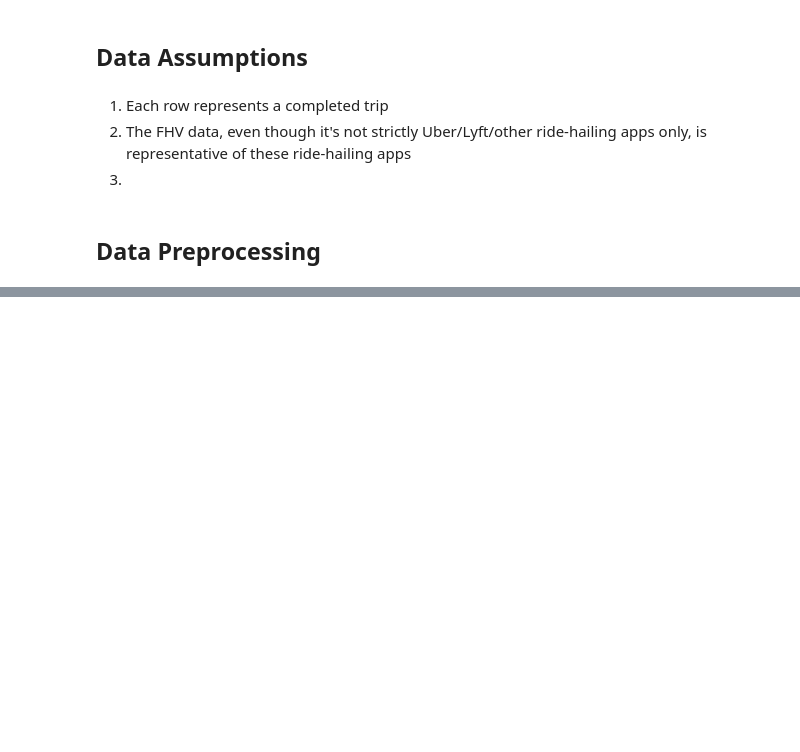
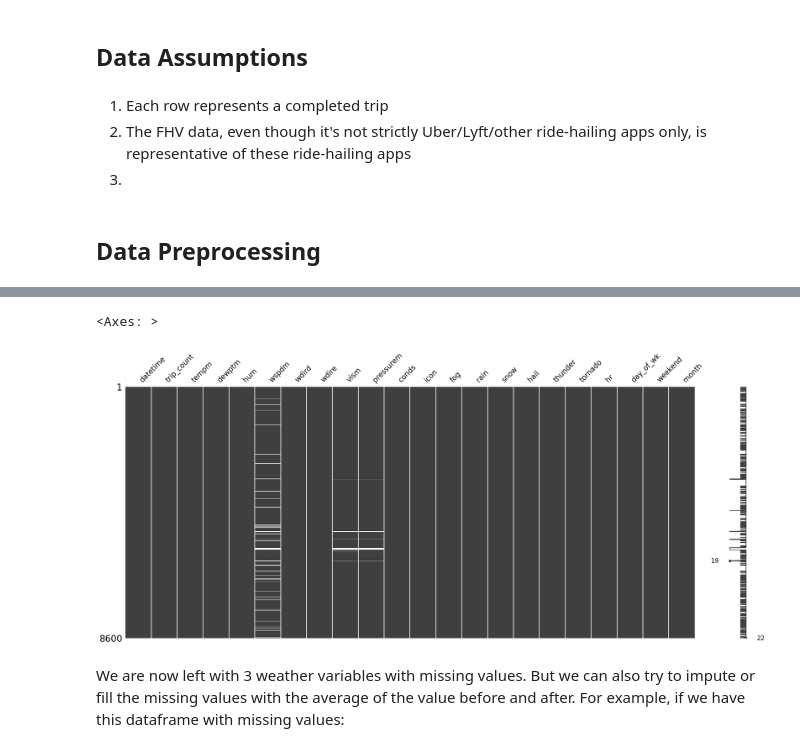
Before and after one commit to llingcaro/vupico-taxi-demand-prediction, a Jupyter notebook: analysis/01_datapreprocessing.ipynb, the cells around one changed output, grey strips where cells are left out. Cells and saved outputs as stored; diff of their text form; code cells hidden in the pictures; blank space fills up the shorter version.

```diff
--- a/analysis/01_datapreprocessing.ipynb
+++ b/analysis/01_datapreprocessing.ipynb
@@ -58,0 +144,4 @@ data
+# %%
+# columns to be removed from the dataset
+remove_cols = ['precipm','heatindexm','wgustm','windchillm']
+working_df = working_df.drop(columns=remove_cols)
@@ -58,0 +150,9 @@ data
+# %%
+print(f"Count before: {working_df.shape}")
+categorical_cols = ['wdire','conds','icon','fog','rain','snow','hail','thunder','tornado']
+working_df = working_df.dropna(subset=categorical_cols, how='any')
+print(f"Count after: {working_df.shape}")
+
+completeness = pd.DataFrame(working_df.count()).rename(columns={0:'count'})
+completeness['percentage_missing'] = (len(working_df) - completeness['count']) / len(working_df) * 100
+completeness.sort_values(by='percentage_missing', ascending=False).head(10)
@@ -58,0 +173,7 @@ data
+# %%
+msno.matrix(working_df)
+# %% [output]
+<Axes: >
+[figure, added]
+# %% [markdown]
+We are now left with 3 weather variables with missing values. But we can also try to impute or fill the missing values with the average of the value before and after. For example, if we have this dataframe with missing values:
```
Also changed, not shown: parts of 39 cells of this notebook.
